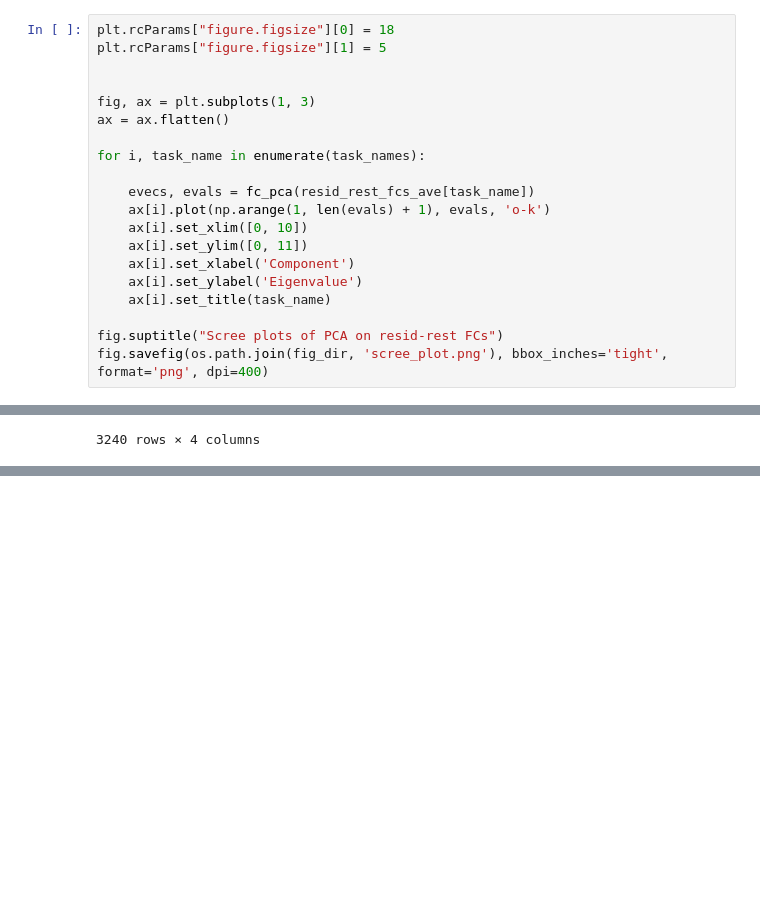
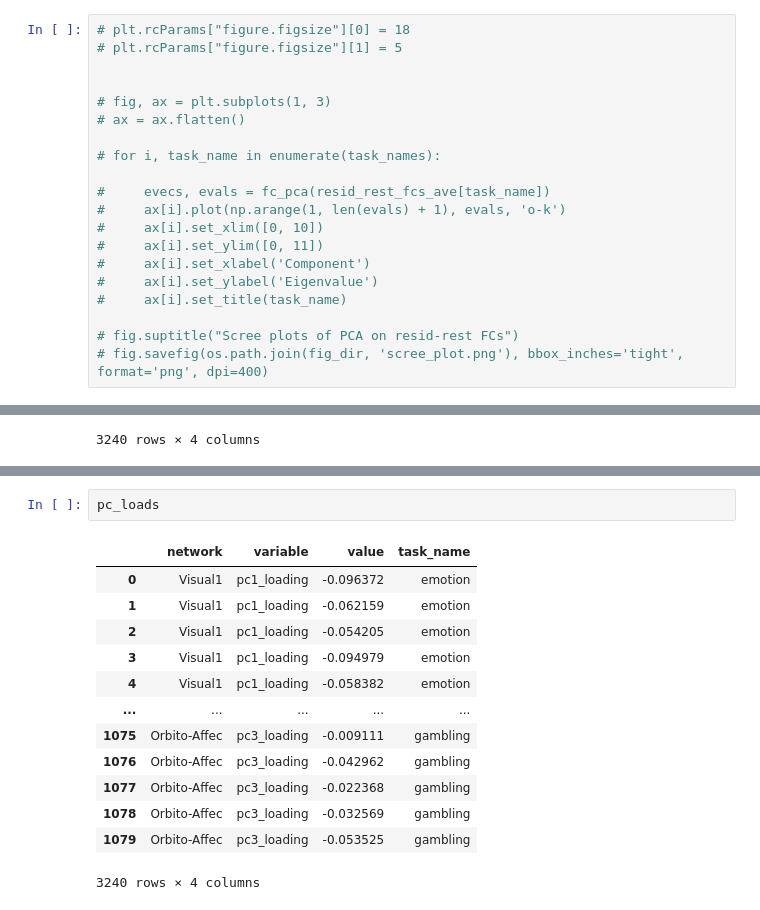
Before and after one commit to zenkavi/neuromatch_project, a Jupyter notebook: notebooks/NMA_project_data_creation.ipynb, the cells around one changed output, grey strips where cells are left out. Saved outputs shown, nothing was run; the diff lists cells and outputs as text; blank space fills up the shorter version.

```diff
--- a/notebooks/NMA_project_data_creation.ipynb
+++ b/notebooks/NMA_project_data_creation.ipynb
@@ -575,22 +591,22 @@ for i, task_name in enumerate(task_names):
 # %% [markdown]
 ## PCA on residual - rest FCs
 # %%
-plt.rcParams["figure.figsize"][0] = 18
-plt.rcParams["figure.figsize"][1] = 5
+# plt.rcParams["figure.figsize"][0] = 18
+# plt.rcParams["figure.figsize"][1] = 5
 
 
-fig, ax = plt.subplots(1, 3)
-ax = ax.flatten()
+# fig, ax = plt.subplots(1, 3)
+# ax = ax.flatten()
 
-for i, task_name in enumerate(task_names):
+# for i, task_name in enumerate(task_names):
 
-    evecs, evals = fc_pca(resid_rest_fcs_ave[task_name])
-    ax[i].plot(np.arange(1, len(evals) + 1), evals, 'o-k')
-    ax[i].set_xlim([0, 10])
-    ax[i].set_ylim([0, 11])
-    ax[i].set_xlabel('Component')
-    ax[i].set_ylabel('Eigenvalue')
-    ax[i].set_title(task_name)
+#     evecs, evals = fc_pca(resid_rest_fcs_ave[task_name])
+#     ax[i].plot(np.arange(1, len(evals) + 1), evals, 'o-k')
+#     ax[i].set_xlim([0, 10])
+#     ax[i].set_ylim([0, 11])
+#     ax[i].set_xlabel('Component')
+#     ax[i].set_ylabel('Eigenvalue')
+#     ax[i].set_title(task_name)
 
-fig.suptitle("Scree plots of PCA on resid-rest FCs")
-fig.savefig(os.path.join(fig_dir, 'scree_plot.png'), bbox_inches='tight', format='png', dpi=400)
+# fig.suptitle("Scree plots of PCA on resid-rest FCs")
+# fig.savefig(os.path.join(fig_dir, 'scree_plot.png'), bbox_inches='tight', format='png', dpi=400)
@@ -630 +714,17 @@ pc_loads
+# %%
+pc_loads
+# %% [output]
+|  | network | variable | value | task_name |
+| 0 | Visual1 | pc1_loading | -0.096372 | emotion |
+| 1 | Visual1 | pc1_loading | -0.062159 | emotion |
+| 2 | Visual1 | pc1_loading | -0.054205 | emotion |
+| 3 | Visual1 | pc1_loading | -0.094979 | emotion |
+| 4 | Visual1 | pc1_loading | -0.058382 | emotion |
+| ... | ... | ... | ... | ... |
+| 1075 | Orbito-Affec | pc3_loading | -0.009111 | gambling |
+| 1076 | Orbito-Affec | pc3_loading | -0.042962 | gambling |
+| 1077 | Orbito-Affec | pc3_loading | -0.022368 | gambling |
+| 1078 | Orbito-Affec | pc3_loading | -0.032569 | gambling |
+| 1079 | Orbito-Affec | pc3_loading | -0.053525 | gambling |
+3240 rows × 4 columns
 # %%
```
Also changed, not shown: parts of 17 cells of this notebook, 5 other files.
